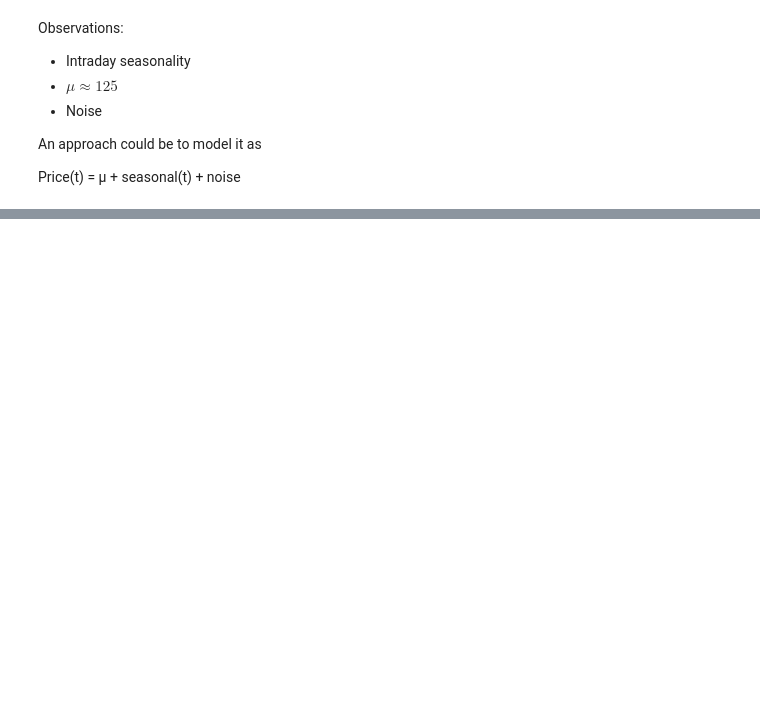
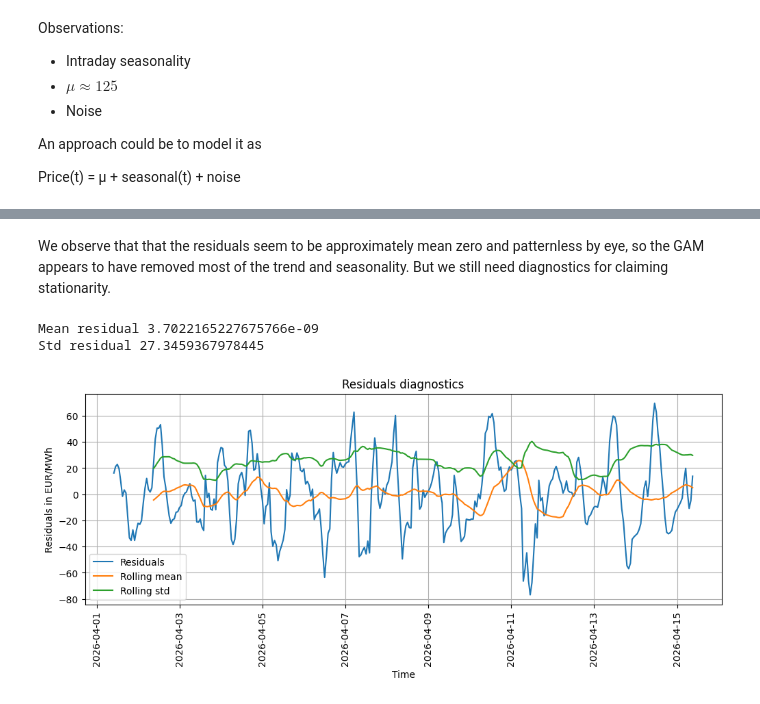
Before and after one commit to ddoebel/option-pricing, a Jupyter notebook: electricity_price_predictor/src/data_analysis/analyze_data.ipynb, the cells around one changed output, grey strips where cells are left out. Cells and saved outputs as stored; diff of their text form; code cells hidden in the pictures; blank space fills up the shorter version.

```diff
--- a/electricity_price_predictor/src/data_analysis/analyze_data.ipynb
+++ b/electricity_price_predictor/src/data_analysis/analyze_data.ipynb
@@ -170,0 +262,23 @@ res.plot()
+# %% [markdown]
+We observe that that the residuals seem to be approximately mean zero and patternless by eye, so the GAM appears to have removed most of the trend and seasonality. But we still need diagnostics for claiming stationarity.
+# %%
+print("Mean residual", resid.mean())
+print("Std residual", resid.std())
+
+resid_s = pd.Series(resid, index=df.index)
+
+plt.figure(figsize=(12,4))
+plt.plot(resid_s, label="Residuals")
+plt.plot(resid_s.rolling(24).mean(), label="Rolling mean")
+plt.plot(resid_s.rolling(24).std(), label="Rolling std")
+plt.title("Residuals diagnostics")
+plt.xlabel("Time")
+plt.ylabel("Residuals in EUR/MWh")
+plt.xticks(rotation = 90)
+plt.grid()
+plt.legend()
+plt.show()
+# %% [output]
+Mean residual 3.7022165227675766e-09
+Std residual 27.3459367978445
+[figure, added]
```
Also changed, not shown: parts of 17 cells of this notebook, 2 other files.
